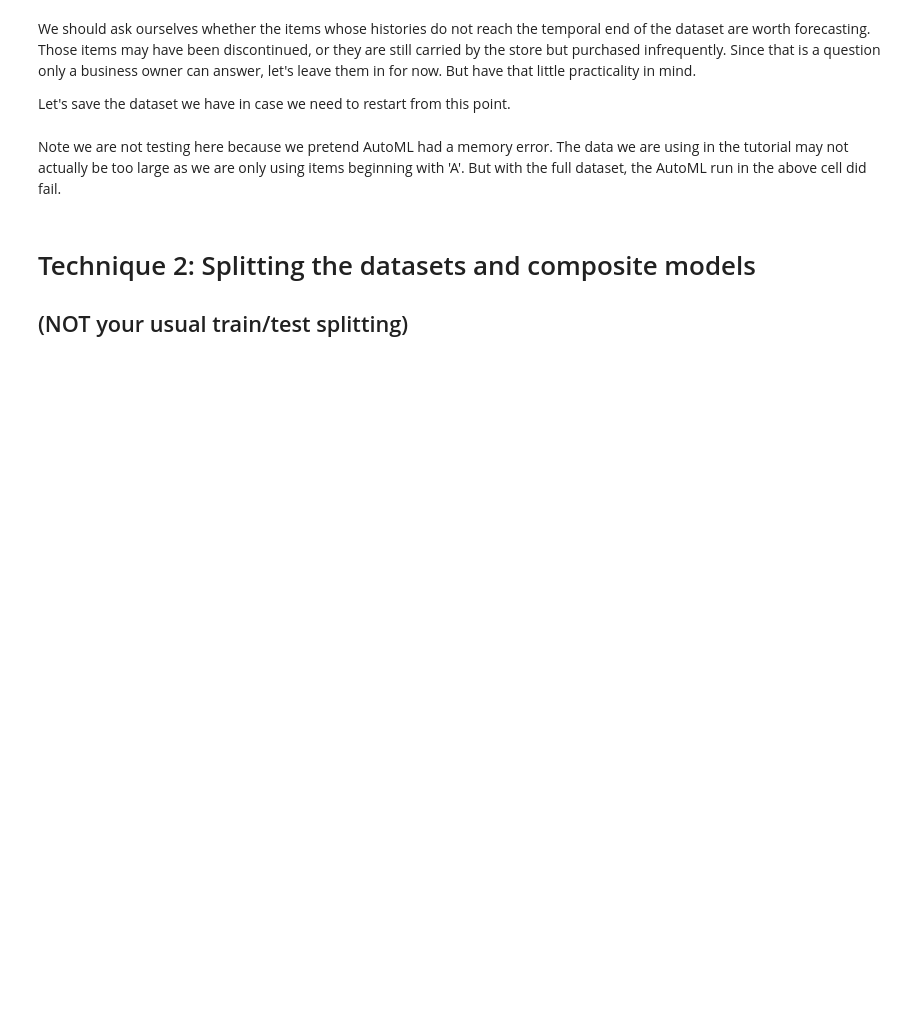
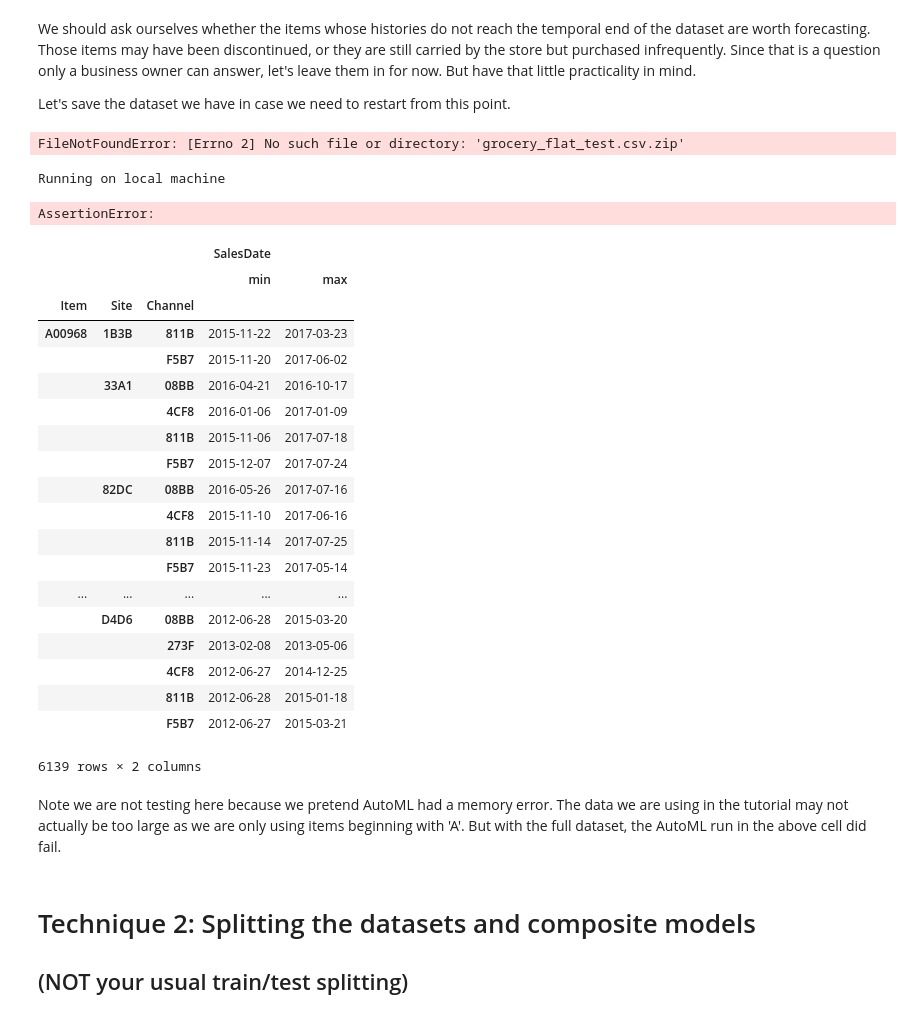
Before and after one commit to singliar/MLADS2019, a Jupyter notebook: GroceryForecast.ipynb, the cells around one changed output. Drawn from its saved outputs; the diff is of its cells as text; code cells hidden in the pictures; blank space fills up the shorter version.

```diff
--- a/GroceryForecast.ipynb
+++ b/GroceryForecast.ipynb
@@ -219,6 +224,8 @@ Let's save the dataset we have in case we need to restart from this point.
 # %%
 # Checkpoint: flatten for writing and save
 flat_test = df_test.reset_index()
-flat_test.to_csv("grocery_flat_test.csv.bz2", index=False)
+flat_test.to_csv("grocery_flat_test.csv.zip", compression='zip', index=False)
+# %% [output]
+FileNotFoundError: [Errno 2] No such file or directory: 'grocery_flat_test.csv.zip'
 # %%
 flat_train = df_train.reset_index()
@@ -232,7 +239,7 @@ y_test = X_test.pop(target_colname)
 # %%
 automl_config = AutoMLConfig(task='forecasting',
                              debug_log='automl-grocery.log',
-                             primary_metric='normalized_root_mean_squared_error',
+                             primary_metric='r2_score',
                              iterations=5,
                              X=X_train,   # Here the X_train and y_train have
                              y=y_train,   # explicit zeroes
@@ -243,6 +250,34 @@ automl_config = AutoMLConfig(task='forecasting',
                              **time_series_settings)
 
 local_run = experiment.submit(automl_config, show_output=True)
+# %% [output]
+Running on local machine
+AssertionError:
+# %%
+# find grains such with max=min
+minmax = flat_train.groupby(grain_colnames).agg(['min','max'])
+minmax
+# %% [output]
+|  |  |  | SalesDate |  |
+|  |  |  | min | max |
+| Item | Site | Channel |  |  |
+| A00968 | 1B3B | 811B | 2015-11-22 | 2017-03-23 |
+|  |  | F5B7 | 2015-11-20 | 2017-06-02 |
+|  | 33A1 | 08BB | 2016-04-21 | 2016-10-17 |
+|  |  | 4CF8 | 2016-01-06 | 2017-01-09 |
+|  |  | 811B | 2015-11-06 | 2017-07-18 |
+|  |  | F5B7 | 2015-12-07 | 2017-07-24 |
+|  | 82DC | 08BB | 2016-05-26 | 2017-07-16 |
+|  |  | 4CF8 | 2015-11-10 | 2017-06-16 |
+|  |  | 811B | 2015-11-14 | 2017-07-25 |
+|  |  | F5B7 | 2015-11-23 | 2017-05-14 |
+| ... | ... | ... | ... | ... |
+|  | D4D6 | 08BB | 2012-06-28 | 2015-03-20 |
+|  |  | 273F | 2013-02-08 | 2013-05-06 |
+|  |  | 4CF8 | 2012-06-27 | 2014-12-25 |
+|  |  | 811B | 2012-06-28 | 2015-01-18 |
+|  |  | F5B7 | 2012-06-27 | 2015-03-21 |
+6139 rows × 2 columns
 # %% [markdown]
 Note we are not testing here because we pretend AutoML had a memory error. The data we are using in the tutorial may not actually be too large as we are only using items beginning with 'A'. But with the full dataset, the AutoML run in the above cell did fail.
 # %% [markdown]
```
Also changed, not shown: parts of 16 cells of this notebook, 1 other file.
